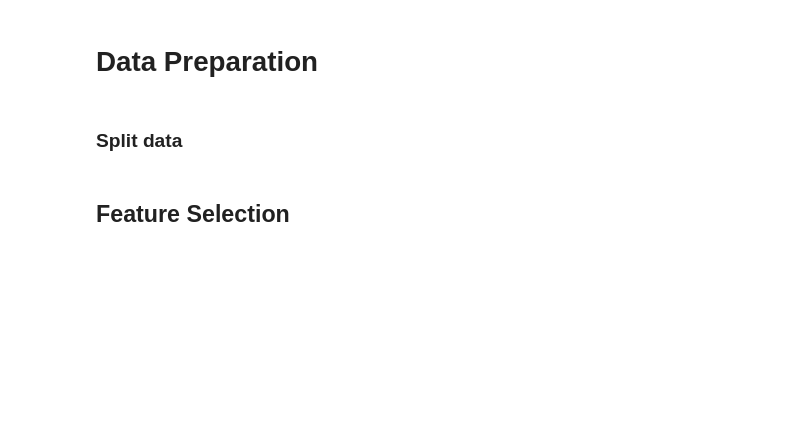
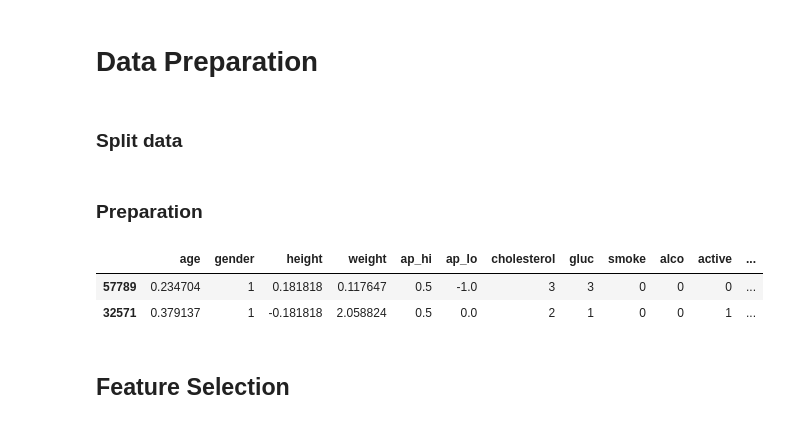
Before and after one commit to TalithaStella/CardioDisease, a Jupyter notebook: PA001-CCD_ver1.ipynb, the cells around one changed output. Saved outputs shown, nothing was run; the diff lists cells and outputs as text; code cells hidden in the pictures; blank space fills up the shorter version.

```diff
--- a/PA001-CCD.ipynb
+++ b/PA001-CCD_ver1.ipynb
@@ -496,3 +561,5 @@ x_train, x_validation, y_train, y_validation = ms.train_test_split(X_train, Y_tr
 df_train = pd.concat([x_train, y_train], axis=1) # juntar as variaveis preditoras com a variavel alvo
 df_val = pd.concat([x_validation, y_validation], axis=1) # juntar as variaveis preditoras com a variavel alvo
 df_teste = pd.concat([x_test, y_test], axis=1) # juntar as variaveis preditoras com a variavel alvo
+# %% [markdown]
+### Preparation
@@ -500,12 +569,18 @@ df_teste = pd.concat([x_test, y_test], axis=1) # juntar as variaveis preditoras
 # Rescaling dados treino - .fit_transform
 
 rs = RobustScaler()
+mms = MinMaxScaler()
 
+# RobustScaler
 df_train['ap_hi'] = rs.fit_transform( df_train[ [ 'ap_hi' ] ].values )
 df_train['ap_lo'] = rs.fit_transform(df_train[['ap_lo']].values)
 df_train['weight'] = rs.fit_transform(df_train[['weight']].values)
 df_train['height'] = rs.fit_transform(df_train[['height']].values)
 df_train['age'] = rs.fit_transform(df_train[['age']].values)
+df_train['imc'] = rs.fit_transform(df_train[['imc']].values)
+
+# MMS
+df_train['health_status'] = mms.fit_transform(df_train[['health_status']].values)
 # %%
 # Rescaling dados teste - .transform
 
@@ -527,3 +610,9 @@ df_val['age'] = rs.transform(df_val[['age']].values)
+# %%
+df_train.head(2)
+# %% [output]
+|  | age | gender | height | weight | ap_hi | ap_lo | cholesterol | gluc | smoke | alco | active | ... |
+| 57789 | 0.234704 | 1 | 0.181818 | 0.117647 | 0.5 | -1.0 | 3 | 3 | 0 | 0 | 0 | ... |
+| 32571 | 0.379137 | 1 | -0.181818 | 2.058824 | 0.5 | 0.0 | 2 | 1 | 0 | 0 | 1 | ... |
 # %% [markdown]
 ## Feature Selection
 # %% [markdown]
```
Also changed, not shown: parts of 16 cells of this notebook.
